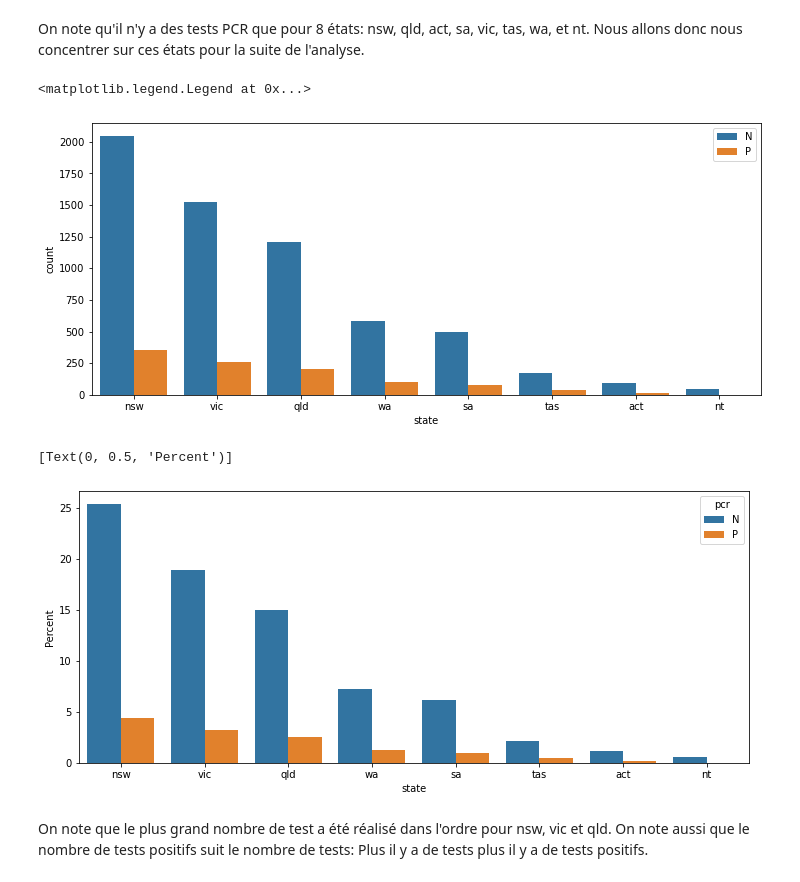
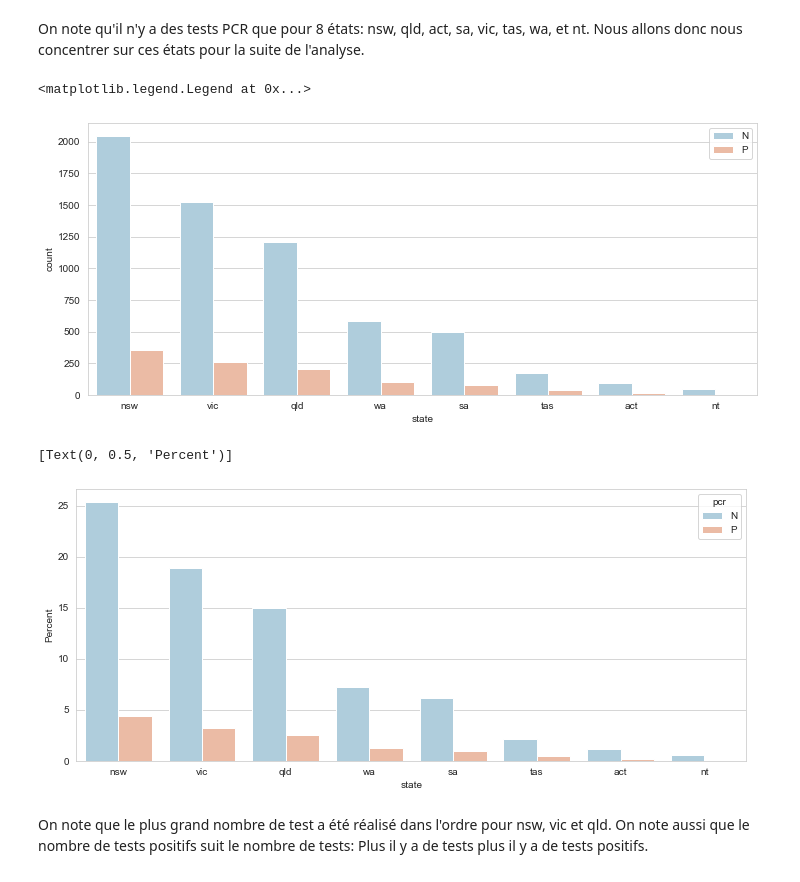
Before and after one commit to cjlise/inria, a Jupyter notebook: Analyse Exploratoire des données.ipynb, the cells around one changed output. Cells and saved outputs as stored; diff of their text form; code cells hidden in the pictures.

```diff
--- a/Analyse Exploratoire des données.ipynb
+++ b/Analyse Exploratoire des données.ipynb
@@ -344,6 +292,7 @@ N    6900
 P    1169
 Name: pcr, dtype: int64
 # %%
-sns.countplot(x = 'pcr', data = df_tested)
+sns.set_style('whitegrid')
+sns.countplot(x = 'pcr', data = df_tested, palette='RdBu_r')
 # %% [output]
 <AxesSubplot:xlabel='pcr', ylabel='count'>
@@ -378,19 +327,20 @@ Nous allons donc nous concentrer sur ces états pour la suite de l'analyse.
 # %%
 # countplot of the tests
 plt.figure(figsize = (12,5))
-ax = sns.countplot(x = 'state', hue = 'pcr', data = df_tested, order=df_tested.state.value_counts().iloc[:8].index)
+ax = sns.countplot(x = 'state', hue = 'pcr', data = df_tested, palette='RdBu_r',
+                   order=df_tested.state.value_counts().iloc[:8].index)
 ax.legend(loc='upper right')
 # %% [output]
 <matplotlib.legend.Legend at 0x...>
-[figure, old version]
+[figure, new version]
 # %%
 plt.figure(figsize = (12,5))
-ax = sns.barplot(x="state", y="patient_id", hue='pcr', data=df_tested,
+ax = sns.barplot(x="state", y="patient_id", hue='pcr', data=df_tested, palette='RdBu_r',
                  estimator=lambda x: (len(x) / len(df_tested)) * 100, order=df_tested.state.value_counts().iloc[:8].index)
 ax.set(ylabel="Percent")
 # %% [output]
 [Text(0, 0.5, 'Percent')]
-[figure, old version]
+[figure, new version]
 # %% [markdown]
 On note que le plus grand nombre de test a été réalisé dans l'ordre pour nsw, vic et qld. On note aussi que le nombre de tests positifs suit le nombre de tests: Plus il y a de tests plus il y a de tests positifs.
 # %%
```
Also changed, not shown: parts of 34 cells of this notebook, 4 other files.
